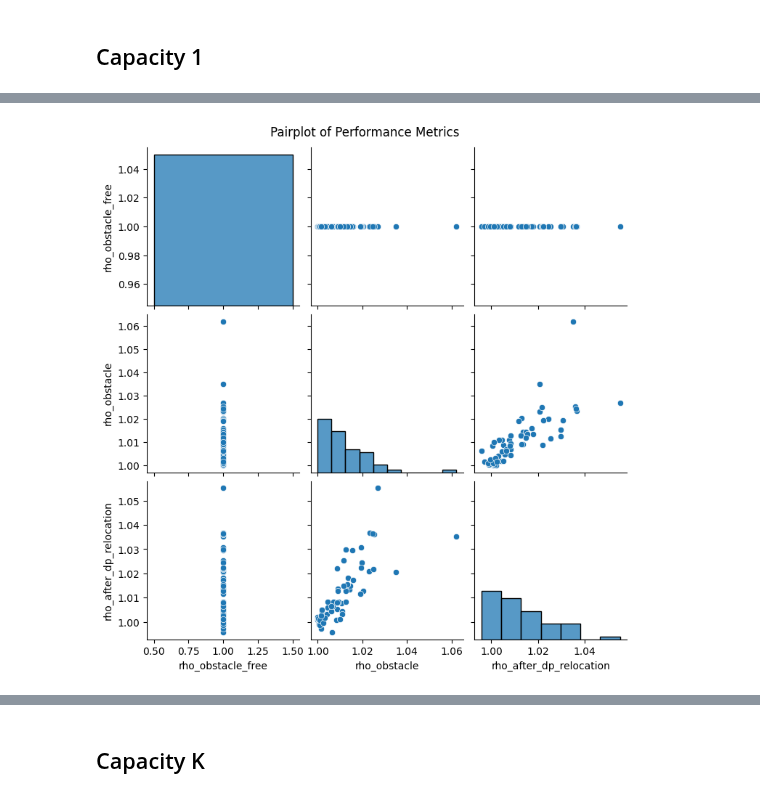
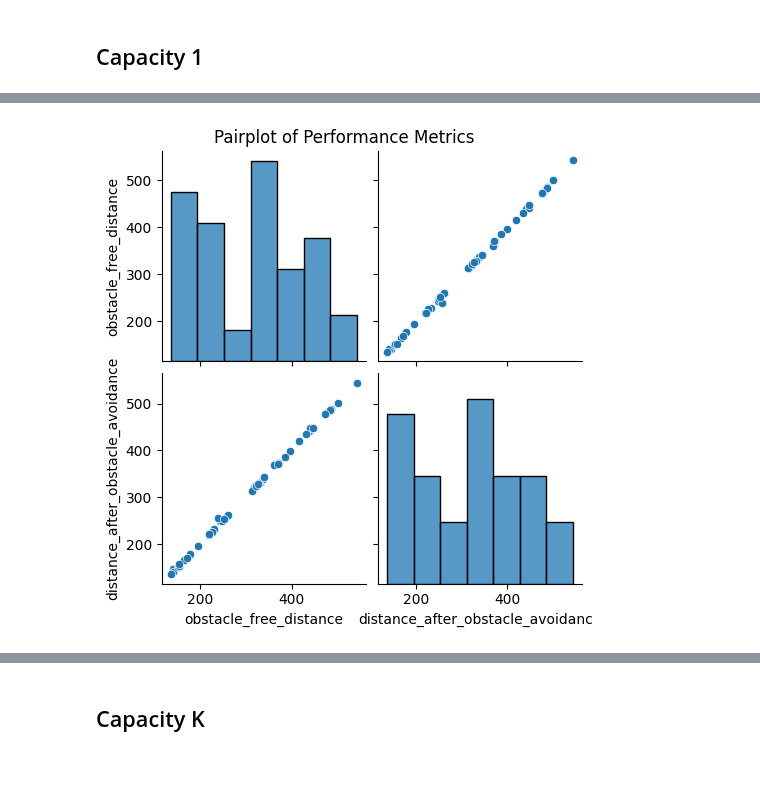
Before and after one commit to CR-Samrat/drone-based-delivary, a Jupyter notebook: euclidean_with_obstacle_performance_test.ipynb, the cells around one changed output, grey strips where cells are left out. Saved outputs shown, nothing was run; the diff lists cells and outputs as text; code cells hidden in the pictures; blank space fills up the shorter version.

```diff
--- a/euclidean_with_obstacle_performance_test.ipynb
+++ b/euclidean_with_obstacle_performance_test.ipynb
@@ -38,7 +37,6 @@ df_cap_1.tail()
 # %%
 df_cap_1['rho_obstacle_free'] = df_cap_1['obstacle_free_distance']/df_cap_1['obstacle_free_distance']
-df_cap_1['rho_obstacle'] = df_cap_1['with_obstacle_distance']/df_cap_1['obstacle_free_distance']
-df_cap_1['rho_after_dp_relocation'] = df_cap_1['distance_after_dp_relocation']/df_cap_1['obstacle_free_distance']
+df_cap_1['eho_distance_after_obstacle_avoidance'] = df_cap_1['distance_after_obstacle_avoidance']/df_cap_1['obstacle_free_distance']
 
 df_cap_1.head()
 # %% [output]
@@ -62,7 +60,7 @@ plt.show()
 # %%
 # Pairplot
-sns.pairplot(df_cap_1.iloc[:, -3:])
+sns.pairplot(df_cap_1.iloc[:, -4:-2])
 plt.suptitle('Pairplot of Performance Metrics', y=1.02)
 plt.show()
 # %% [output]
-[figure, old version]
+[figure, new version]
```
Also changed, not shown: parts of 17 cells of this notebook, 4 other files.
